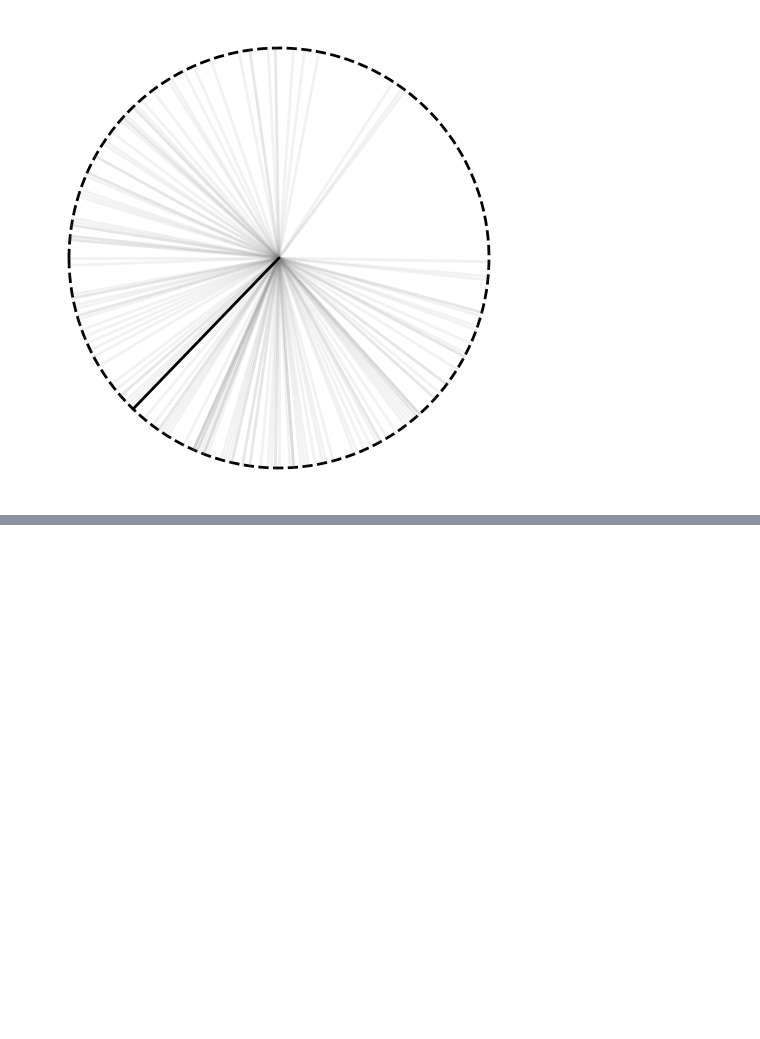
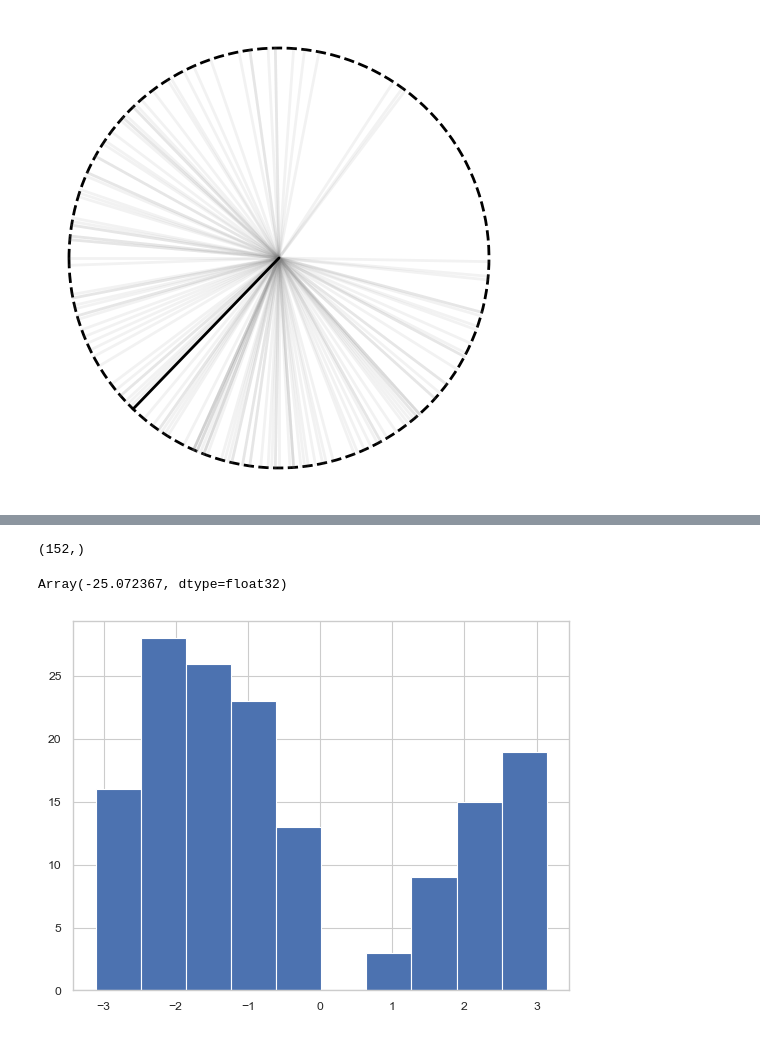
Before and after one commit to matthieubulte/meantesting, a Jupyter notebook: wind.ipynb, the cells around one changed output, grey strips where cells are left out. Cells and saved outputs as stored; diff of their text form; code cells hidden in the pictures; blank space fills up the shorter version.

```diff
--- a/wind.ipynb
+++ b/wind.ipynb
@@ -221,0 +259,4 @@ p-value =  0.6410000324249268
+# %%
+theta
+# %% [output]
+(152,)
@@ -221,0 +265,11 @@ p-value =  0.6410000324249268
+# %%
+alpha = 0
+rot = jnp.array([[np.cos(alpha), -np.sin(alpha)], [np.sin(alpha), np.cos(alpha)]])
+
+theta = jnp.atan2((rot @ X.T)[1, :], (rot @ X.T)[0, :])
+
+plt.hist(theta)
+(theta.mean()) / np.pi * 180
+# %% [output]
+Array(-25.072367, dtype=float32)
+[figure, added]
```
Also changed, not shown: parts of 9 cells of this notebook, 11 other files.
